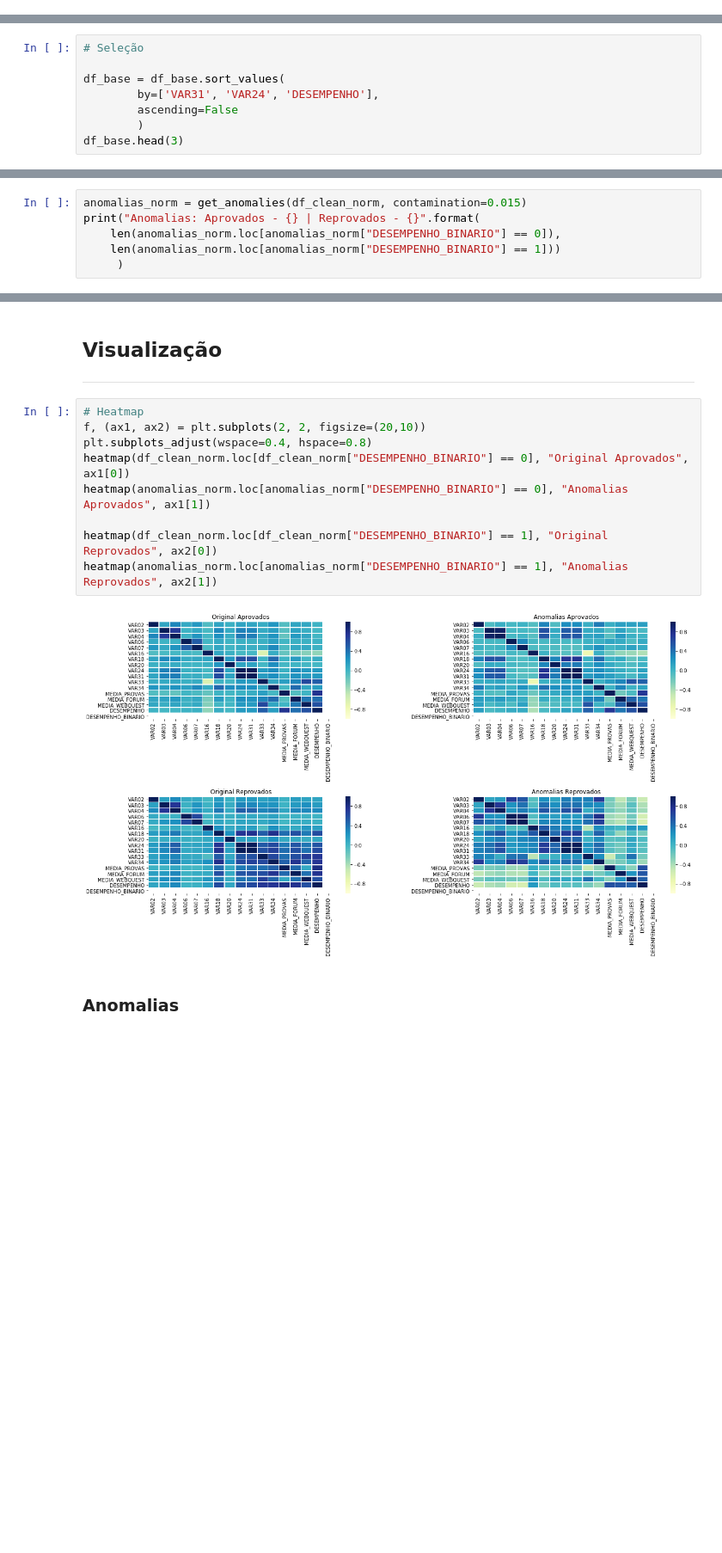
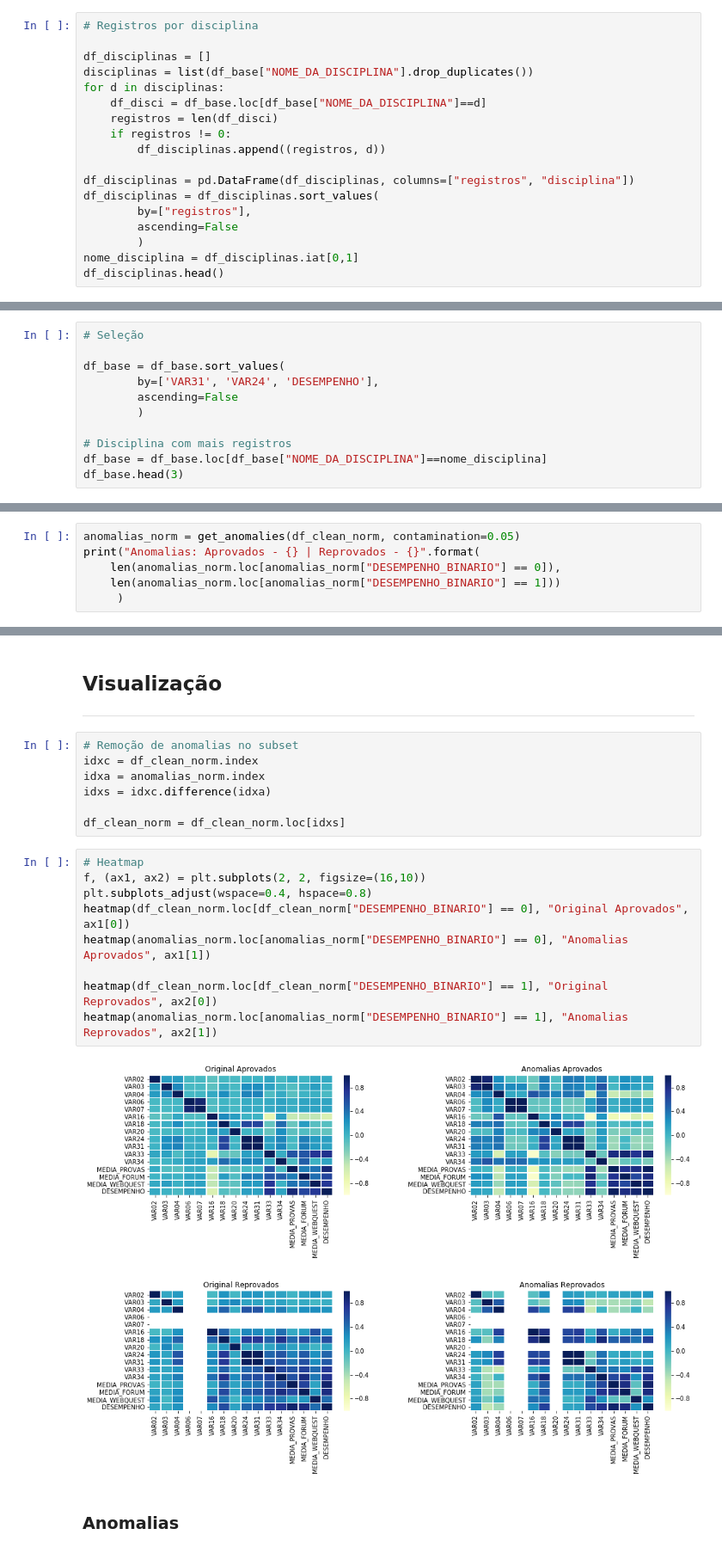
Before and after one commit to Drakmord2/EDM, a Jupyter notebook: Notebooks/Modelagem.ipynb, the cells around one changed output, grey strips where cells are left out. Shown at 86% size. Drawn from its saved outputs; the diff is of its cells as text; blank space fills up the shorter version.

Commit message:
Análise por disciplina

```diff
--- a/Notebooks/Modelagem.ipynb
+++ b/Notebooks/Modelagem.ipynb
@@ -138,3 +141,21 @@ def heatmap(df, title, ax):
 base = '../Base/Subsets/basePedagogia.csv'
 df_base = pd.read_csv(base, sep=';', decimal=',', index_col=False)
 df_base = drop_invalid_columns(df_base)
+# %%
+# Registros por disciplina
+
+df_disciplinas = []
+disciplinas = list(df_base["NOME_DA_DISCIPLINA"].drop_duplicates())
+for d in disciplinas:
+    df_disci = df_base.loc[df_base["NOME_DA_DISCIPLINA"]==d]
+    registros = len(df_disci)
+    if registros != 0:
+        df_disciplinas.append((registros, d))
+
+df_disciplinas = pd.DataFrame(df_disciplinas, columns=["registros", "disciplina"])
+df_disciplinas = df_disciplinas.sort_values(
+        by=["registros"],
+        ascending=False
+        )
+nome_disciplina = df_disciplinas.iat[0,1]
+df_disciplinas.head()
@@ -145,6 +173,9 @@ df_base = df_base.sort_values(
         by=['VAR31', 'VAR24', 'DESEMPENHO'],
         ascending=False
         )
+
+# Disciplina com mais registros
+df_base = df_base.loc[df_base["NOME_DA_DISCIPLINA"]==nome_disciplina]
 df_base.head(3)
 # %% [output]
 |  | CURSO | SEMESTRE | PERIODO | NOME_DA_DISCIPLINA | ID_DA_DISCIPLINA | DATA_DE_INICIO | DATA_DE_FINAL | ... |
@@ -204,7 +235,7 @@ df_clean_norm.head(3)
 # %% [markdown]
 ### - Detecção de Anomalias
 # %%
-anomalias_norm = get_anomalies(df_clean_norm, contamination=0.015)
+anomalias_norm = get_anomalies(df_clean_norm, contamination=0.05)
 print("Anomalias: Aprovados - {} | Reprovados - {}".format(
     len(anomalias_norm.loc[anomalias_norm["DESEMPENHO_BINARIO"] == 0]),
     len(anomalias_norm.loc[anomalias_norm["DESEMPENHO_BINARIO"] == 1]))
@@ -214,16 +245,23 @@ Anomalias: Aprovados - 167 | Reprovados - 31
 # %% [markdown]
 ## Visualização
 ----
+# %%
+# Remoção de anomalias no subset
+idxc = df_clean_norm.index
+idxa = anomalias_norm.index
+idxs = idxc.difference(idxa)
+
+df_clean_norm = df_clean_norm.loc[idxs]
 # %%
 # Heatmap
-f, (ax1, ax2) = plt.subplots(2, 2, figsize=(20,10))
+f, (ax1, ax2) = plt.subplots(2, 2, figsize=(16,10))
 plt.subplots_adjust(wspace=0.4, hspace=0.8)
 heatmap(df_clean_norm.loc[df_clean_norm["DESEMPENHO_BINARIO"] == 0], "Original Aprovados", ax1[0])
 heatmap(anomalias_norm.loc[anomalias_norm["DESEMPENHO_BINARIO"] == 0], "Anomalias Aprovados", ax1[1])
 
 heatmap(df_clean_norm.loc[df_clean_norm["DESEMPENHO_BINARIO"] == 1], "Original Reprovados", ax2[0])
 heatmap(anomalias_norm.loc[anomalias_norm["DESEMPENHO_BINARIO"] == 1], "Anomalias Reprovados", ax2[1])
 # %% [output]
-[figure, old version]
+[figure, new version]
 # %% [markdown]
 ### Anomalias
```
Also changed, not shown: parts of 10 cells of this notebook, 3 other files.
